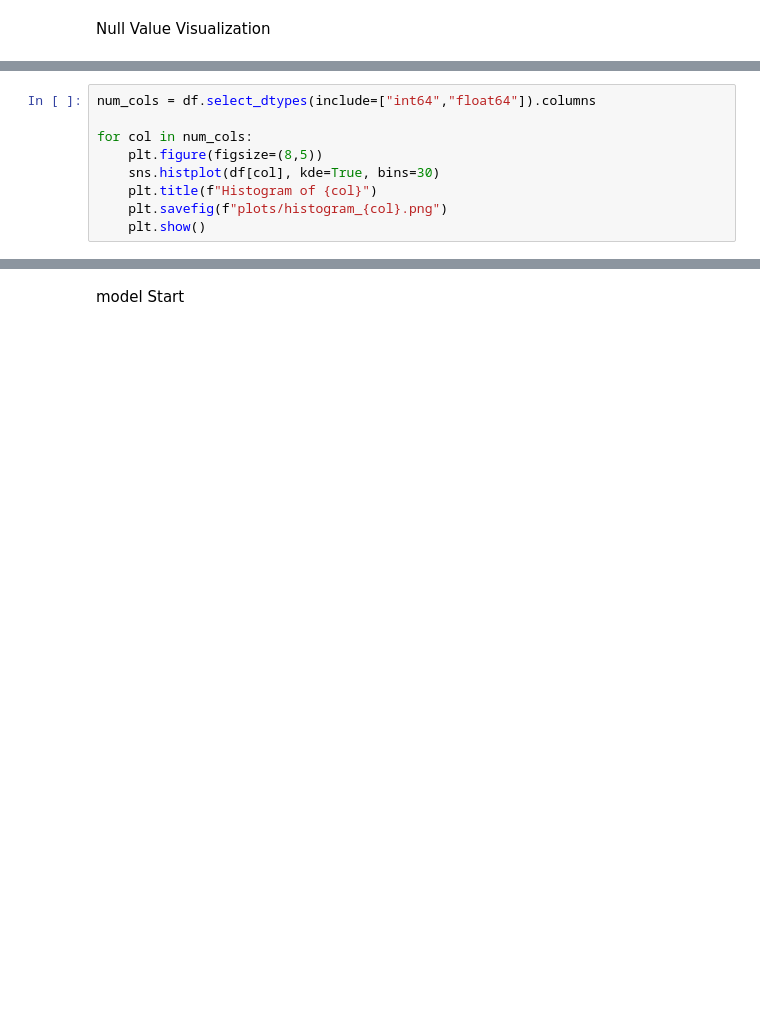
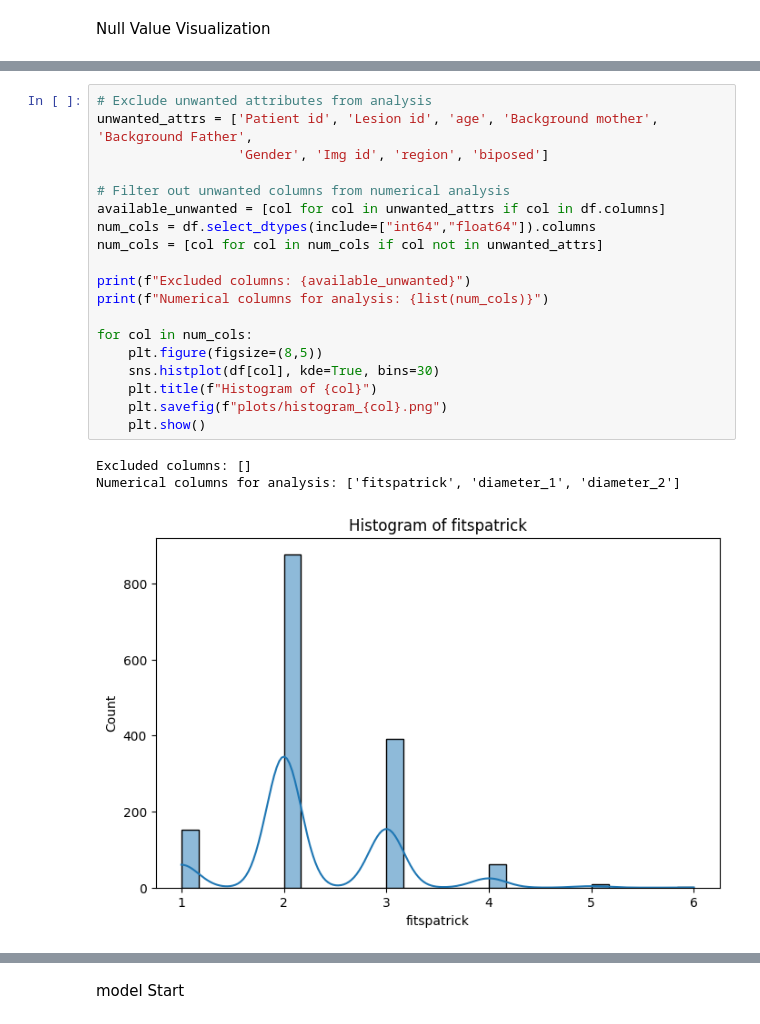
Before and after one commit to AlRafiAhmed/Early-stage-skin-cancer-detection, a Jupyter notebook: Early stage skin cancer detection.ipynb, the cells around one changed output, grey strips where cells are left out. Drawn from its saved outputs; the diff is of its cells as text; blank space fills up the shorter version.

```diff
--- a/Early stage skin cancer detection.ipynb
+++ b/Early stage skin cancer detection.ipynb
@@ -47,9 +91,23 @@ for col in num_cols:
 # %%
+# Exclude unwanted attributes from analysis
+unwanted_attrs = ['Patient id', 'Lesion id', 'age', 'Background mother', 'Background Father',
+                  'Gender', 'Img id', 'region', 'biposed']
+
+# Filter out unwanted columns from numerical analysis
+available_unwanted = [col for col in unwanted_attrs if col in df.columns]
 num_cols = df.select_dtypes(include=["int64","float64"]).columns
+num_cols = [col for col in num_cols if col not in unwanted_attrs]
+
+print(f"Excluded columns: {available_unwanted}")
+print(f"Numerical columns for analysis: {list(num_cols)}")
 
 for col in num_cols:
     plt.figure(figsize=(8,5))
     sns.histplot(df[col], kde=True, bins=30)
     plt.title(f"Histogram of {col}")
     plt.savefig(f"plots/histogram_{col}.png")
     plt.show()
+# %% [output]
+Excluded columns: []
+Numerical columns for analysis: ['fitspatrick', 'diameter_1', 'diameter_2']
+[figure, added]
```
Also changed, not shown: parts of 19 cells of this notebook, 7 other files.
